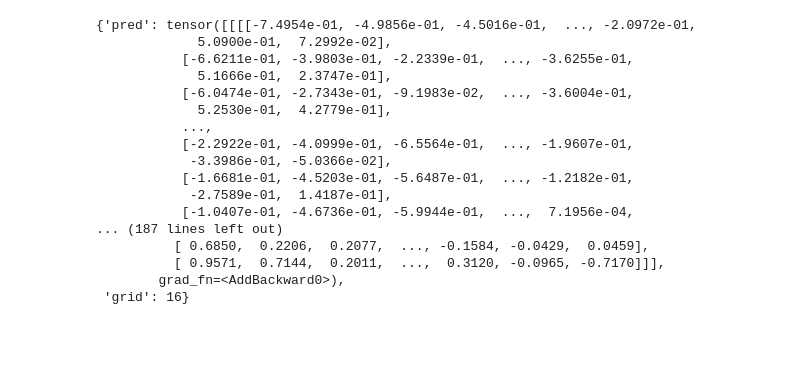
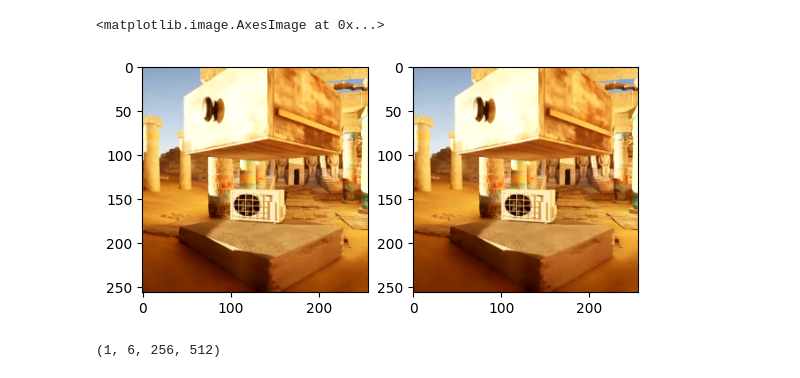
Before and after one commit to maheshreddy24/rwm, a Jupyter notebook: src/model_exp.ipynb, the cells around one changed output. Saved outputs shown, nothing was run; the diff lists cells and outputs as text; code cells hidden in the pictures; blank space fills up the shorter version.

```diff
--- a/src/model_exp.ipynb
+++ b/src/model_exp.ipynb
@@ -71,0 +104,21 @@ output = model(src, tgt, deltas)
+# %%
+video_path = '/home/rvm/datasets/Main/Videos/c99d46743f5a5760705af190faa69e1bacae4b788c1e44c901c47b78de7ab7cc.mp4'
+import cv2
+cap = cv2.VideoCapture(video_path)
+if not cap.isOpened():
+    print("Cannot open video")
+
+frames = []
+while True:
+    ret, frame = cap.read()
+    if not ret: break
+    frame = cv2.cvtColor(frame, cv2.COLOR_BGR2RGB)
+    frame = cv2.resize(frame, (256, 256))
+    frame = frame/255.0
+    frames.append(frame)
+
+print(len(frames))
+stride = 10
+frames = frames[int(0.2 * len(frames)):]
+frames = frames[::stride]
+print(len(frames))
@@ -71,0 +128,10 @@ output = model(src, tgt, deltas)
+# %%
+context = 10
+pred_future = 6
+# %%
+source_frames = np.array(frames[:context])[None, ...]
+target_frames = np.array(frames[context : context + pred_future])[None, ...]
+target_deltas = np.array([11, 12, 13, 14, 15, 16])
+
+output = forward(restored_params, source_frames, target_frames, target_deltas)
+recon = output['reconstructed']
@@ -72,20 +189,16 @@ output = model(src, tgt, deltas)
+# %%
+frame1, frame2 = source_frames[:, -2,...].squeeze(0), source_frames[:, -1,...].squeeze(0)
+frame1 = (np.clip(frame1, 0, 1) * 255).astype(np.uint8)
+frame2 = (np.clip(frame2, 0, 1) * 255).astype(np.uint8)
+
+plt.subplot(1, 2, 1)
+plt.imshow(frame1)
+plt.subplot(1, 2, 2)
+plt.imshow(frame2)
+# %% [output]
+<matplotlib.image.AxesImage at 0x...>
+[figure, added]
 # %%
-output
+output['decoded_representation'].shape
 # %% [output]
-{'pred': tensor([[[[-7.4954e-01, -4.9856e-01, -4.5016e-01,  ..., -2.0972e-01,
-             5.0900e-01,  7.2992e-02],
-           [-6.6211e-01, -3.9803e-01, -2.2339e-01,  ..., -3.6255e-01,
-             5.1666e-01,  2.3747e-01],
-           [-6.0474e-01, -2.7343e-01, -9.1983e-02,  ..., -3.6004e-01,
-             5.2530e-01,  4.2779e-01],
-           ...,
-           [-2.2922e-01, -4.0999e-01, -6.5564e-01,  ..., -1.9607e-01,
-            -3.3986e-01, -5.0366e-02],
-           [-1.6681e-01, -4.5203e-01, -5.6487e-01,  ..., -1.2182e-01,
-            -2.7589e-01,  1.4187e-01],
-           [-1.0407e-01, -4.6736e-01, -5.9944e-01,  ...,  7.1956e-04,
-... (187 lines left out)
-          [ 0.6850,  0.2206,  0.2077,  ..., -0.1584, -0.0429,  0.0459],
-          [ 0.9571,  0.7144,  0.2011,  ...,  0.3120, -0.0965, -0.7170]]],
-        grad_fn=<AddBackward0>),
- 'grid': 16}
+(1, 6, 256, 512)
```
Also changed, not shown: parts of 29 cells of this notebook, 17 other files.
